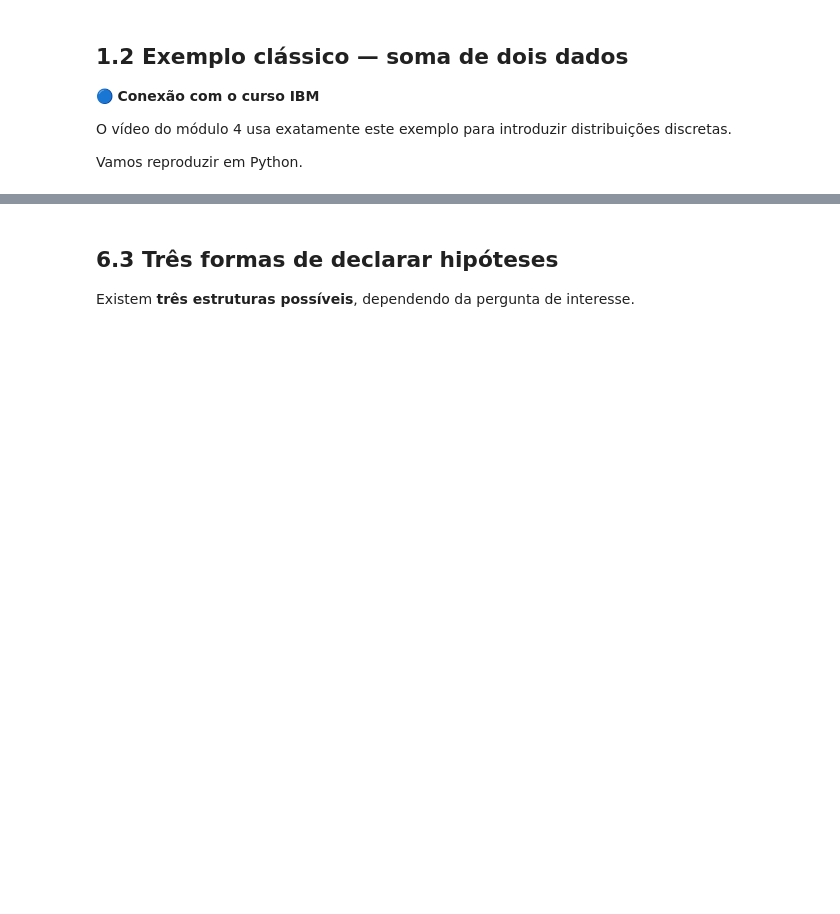
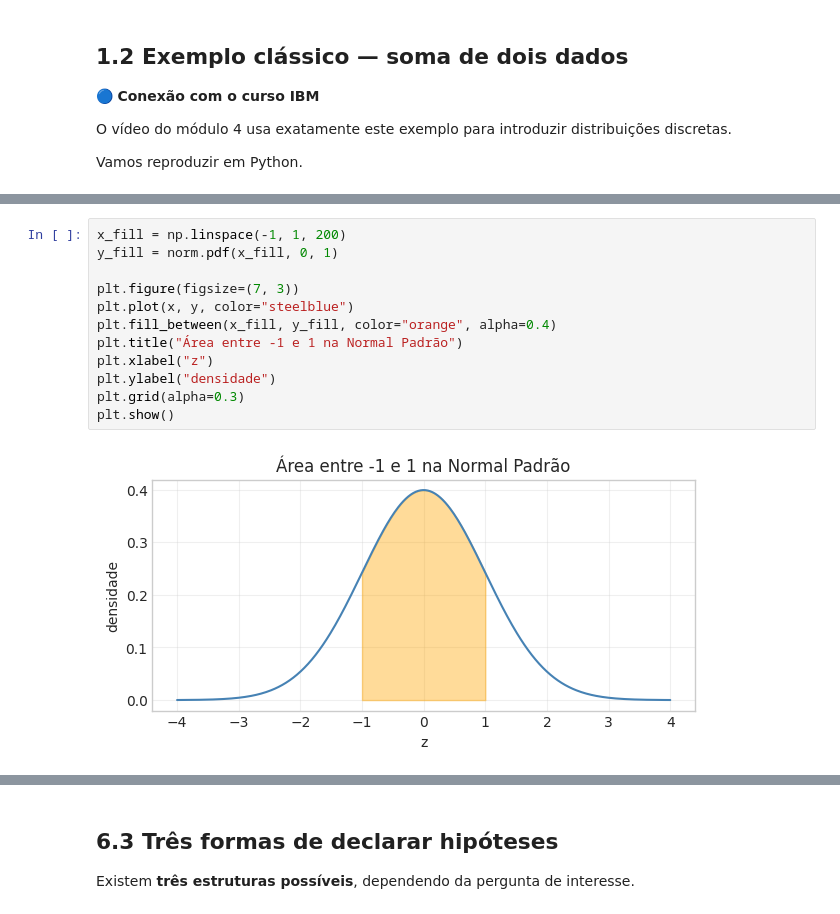
Before and after one commit to IncomeView/IBM_statistics, a Jupyter notebook: notebooks/copilot/4_probabilityDistributions.ipynb, the cells around one changed output, grey strips where cells are left out. Cells and saved outputs as stored; diff of their text form; blank space fills up the shorter version.

```diff
--- a/notebooks/copilot/4_probabilityDistributions.ipynb
+++ b/notebooks/copilot/4_probabilityDistributions.ipynb
@@ -324,0 +451,14 @@ A simulação Monte Carlo confirma essa estrutura.
+# %%
+x_fill = np.linspace(-1, 1, 200)
+y_fill = norm.pdf(x_fill, 0, 1)
+
+plt.figure(figsize=(7, 3))
+plt.plot(x, y, color="steelblue")
+plt.fill_between(x_fill, y_fill, color="orange", alpha=0.4)
+plt.title("Área entre -1 e 1 na Normal Padrão")
+plt.xlabel("z")
+plt.ylabel("densidade")
+plt.grid(alpha=0.3)
+plt.show()
+# %% [output]
+[figure, added]
```
Also changed, not shown: parts of 135 cells of this notebook, 2 other files.
